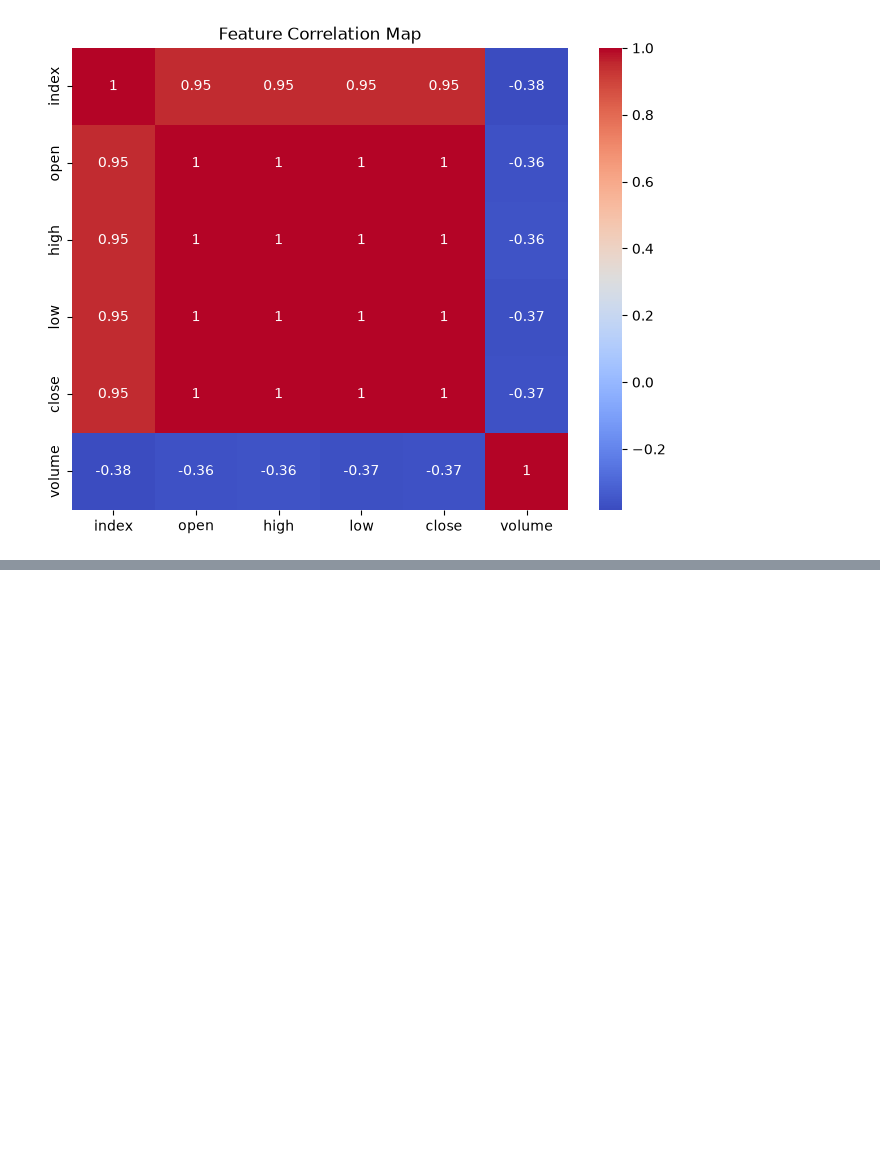
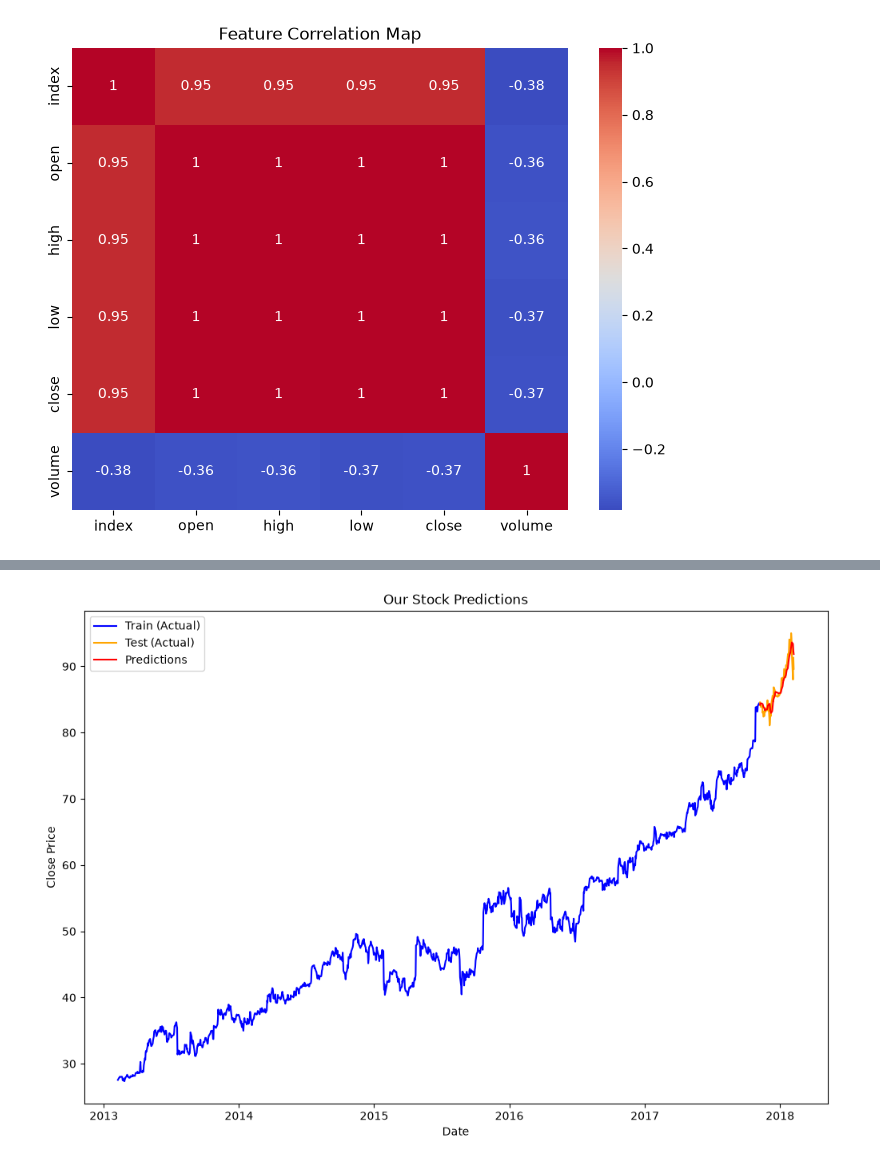
Before and after one commit to Shahzaibf/py-ai, a Jupyter notebook: TensorFlow/LSTM/main.ipynb, the cells around one changed output, grey strips where cells are left out. Cells and saved outputs as stored; diff of their text form; code cells hidden in the pictures; blank space fills up the shorter version.

Commit message:
stock pred - LSTM

```diff
--- a/TensorFlow/LSTM/main.ipynb
+++ b/TensorFlow/LSTM/main.ipynb
@@ -125,0 +126,19 @@ predictions = scaler.inverse_transform(predictions)
+# %%
+train = data[:training_data_len]
+test =  data[training_data_len:]
+
+test = test.copy()
+
+test['Predictions'] = predictions
+
+plt.figure(figsize=(12,8))
+plt.plot(train['date'], train['close'], label="Train (Actual)", color='blue')
+plt.plot(test['date'], test['close'], label="Test (Actual)", color='orange')
+plt.plot(test['date'], test['Predictions'], label="Predictions", color='red')
+plt.title("Our Stock Predictions")
+plt.xlabel("Date")
+plt.ylabel("Close Price")
+plt.legend()
+plt.show()
+# %% [output]
+[figure, added]
```
Also changed, not shown: parts of 3 cells of this notebook.
